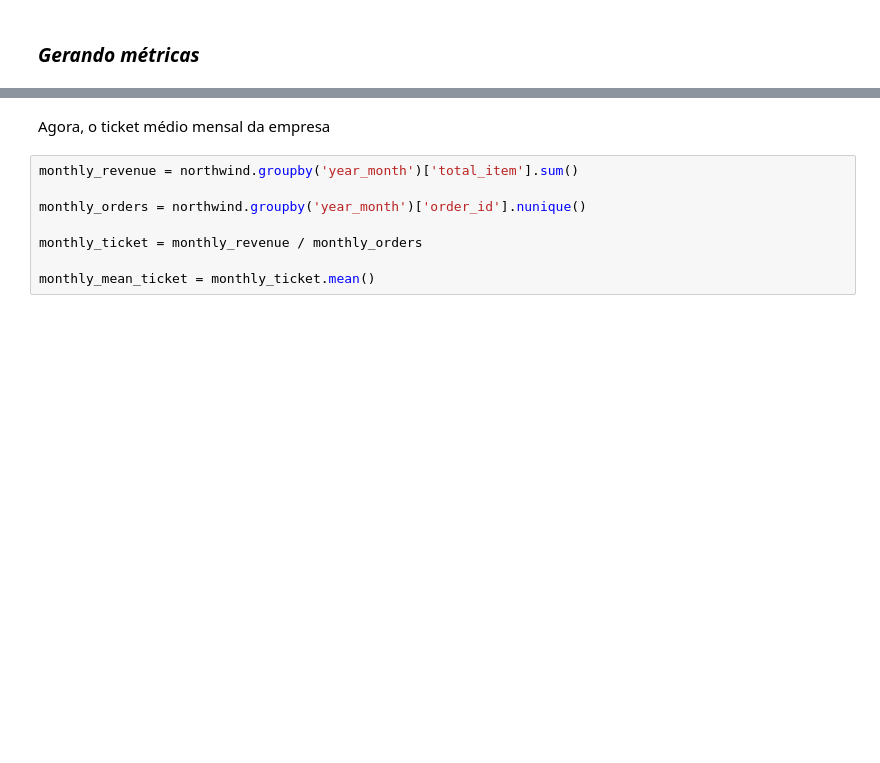
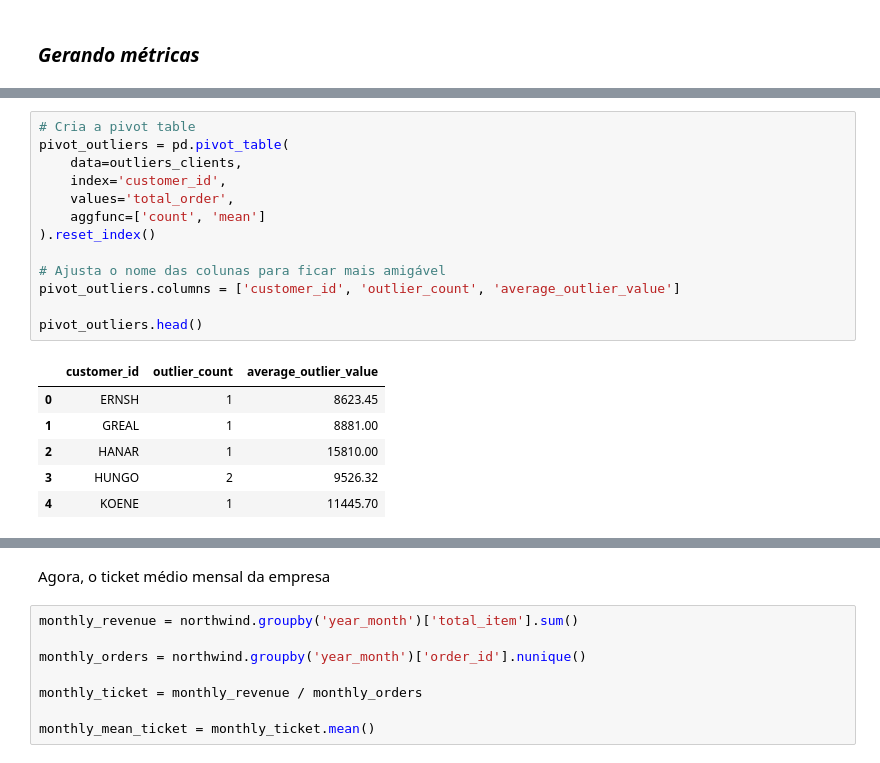
Before and after one commit to raulward/projeto-northwind, a Jupyter notebook: woorkbook.ipynb, the cells around one changed output, grey strips where cells are left out. Saved outputs shown, nothing was run; the diff lists cells and outputs as text; blank space fills up the shorter version.

```diff
--- a/woorkbook.ipynb
+++ b/woorkbook.ipynb
@@ -344,3 +422,23 @@ Removi a coluna 'unit_price_y' pois ela pode não refletir o valor da venda na h
+# %%
+# Cria a pivot table
+pivot_outliers = pd.pivot_table(
+    data=outliers_clients,
+    index='customer_id',
+    values='total_order',
+    aggfunc=['count', 'mean']
+).reset_index()
+
+# Ajusta o nome das colunas para ficar mais amigável
+pivot_outliers.columns = ['customer_id', 'outlier_count', 'average_outlier_value']
+
+pivot_outliers.head()
+# %% [output]
+|  | customer_id | outlier_count | average_outlier_value |
+| 0 | ERNSH | 1 | 8623.45 |
+| 1 | GREAL | 1 | 8881.00 |
+| 2 | HANAR | 1 | 15810.00 |
+| 3 | HUNGO | 2 | 9526.32 |
+| 4 | KOENE | 1 | 11445.70 |
 # %%
 northwind['total_item'] = northwind['unit_price'] * northwind['quantity'] * (1 - northwind['discount'])
 
```
Also changed, not shown: parts of 18 cells of this notebook.
